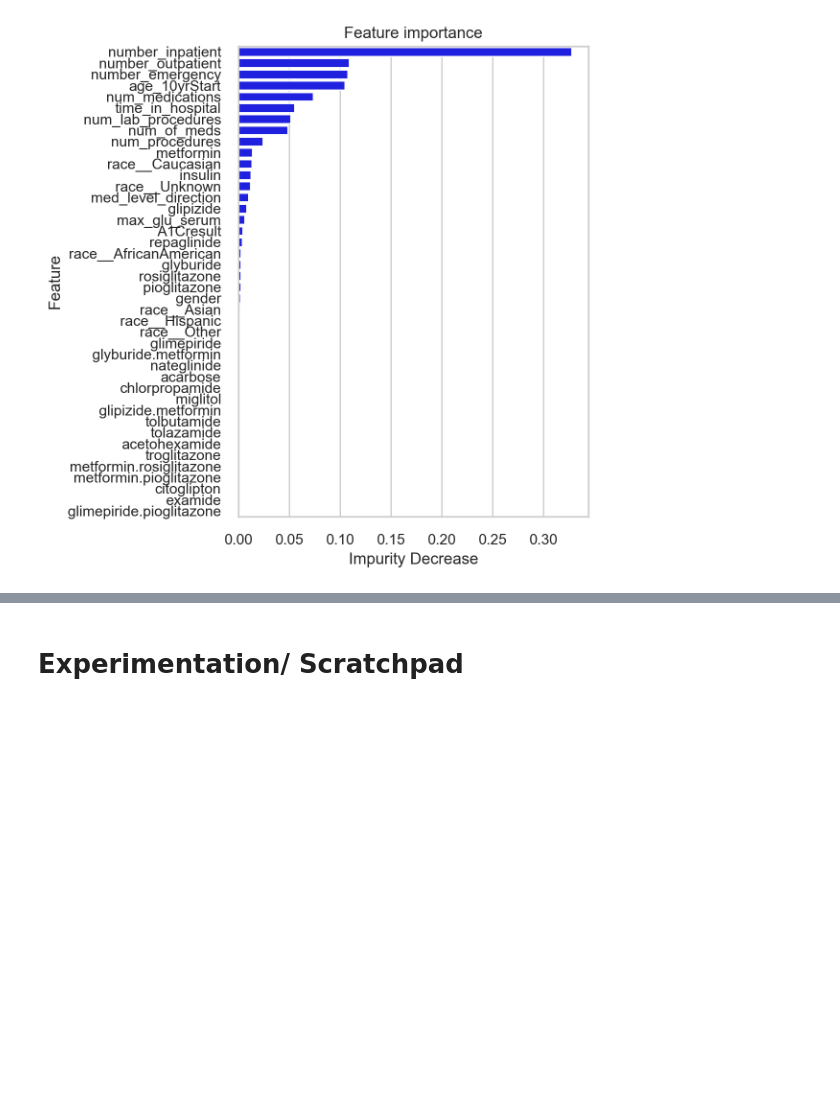
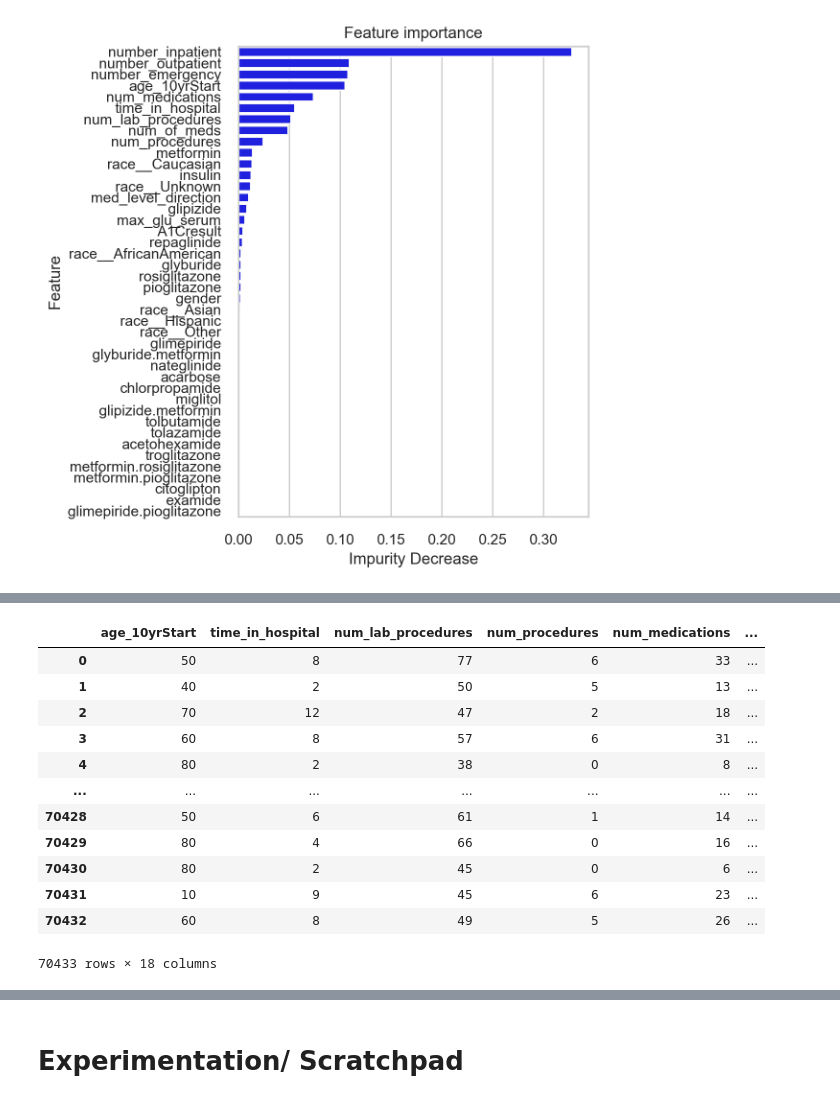
Before and after one commit to bcullinan32/ML_Course, a Jupyter notebook: Class-Data-Clean-Up.ipynb, the cells around one changed output, grey strips where cells are left out. Cells and saved outputs as stored; diff of their text form; code cells hidden in the pictures; blank space fills up the shorter version.

```diff
--- a/Class-Data-Clean-Up.ipynb
+++ b/Class-Data-Clean-Up.ipynb
@@ -563,0 +618,18 @@ fig.show()
+# %%
+relFeatList = PCA_relevant_features.index.values.tolist()
+PCA_df = tempModelingDF[relFeatList]
+PCA_df
+# %% [output]
+|  | age_10yrStart | time_in_hospital | num_lab_procedures | num_procedures | num_medications | ... |
+| 0 | 50 | 8 | 77 | 6 | 33 | ... |
+| 1 | 40 | 2 | 50 | 5 | 13 | ... |
+| 2 | 70 | 12 | 47 | 2 | 18 | ... |
+| 3 | 60 | 8 | 57 | 6 | 31 | ... |
+| 4 | 80 | 2 | 38 | 0 | 8 | ... |
+| ... | ... | ... | ... | ... | ... | ... |
+| 70428 | 50 | 6 | 61 | 1 | 14 | ... |
+| 70429 | 80 | 4 | 66 | 0 | 16 | ... |
+| 70430 | 80 | 2 | 45 | 0 | 6 | ... |
+| 70431 | 10 | 9 | 45 | 6 | 23 | ... |
+| 70432 | 60 | 8 | 49 | 5 | 26 | ... |
+70433 rows × 18 columns
```
Also changed, not shown: parts of 23 cells of this notebook.
